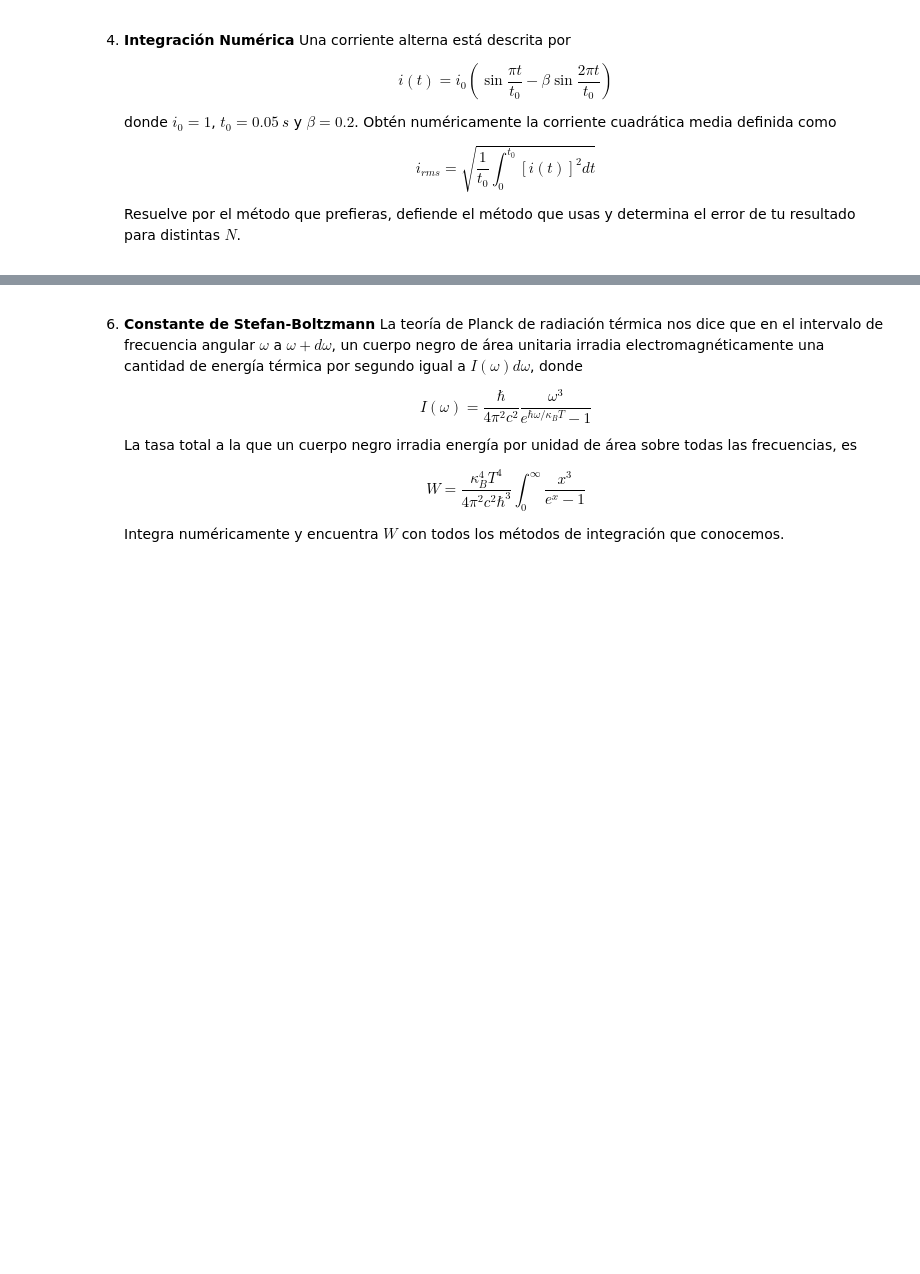
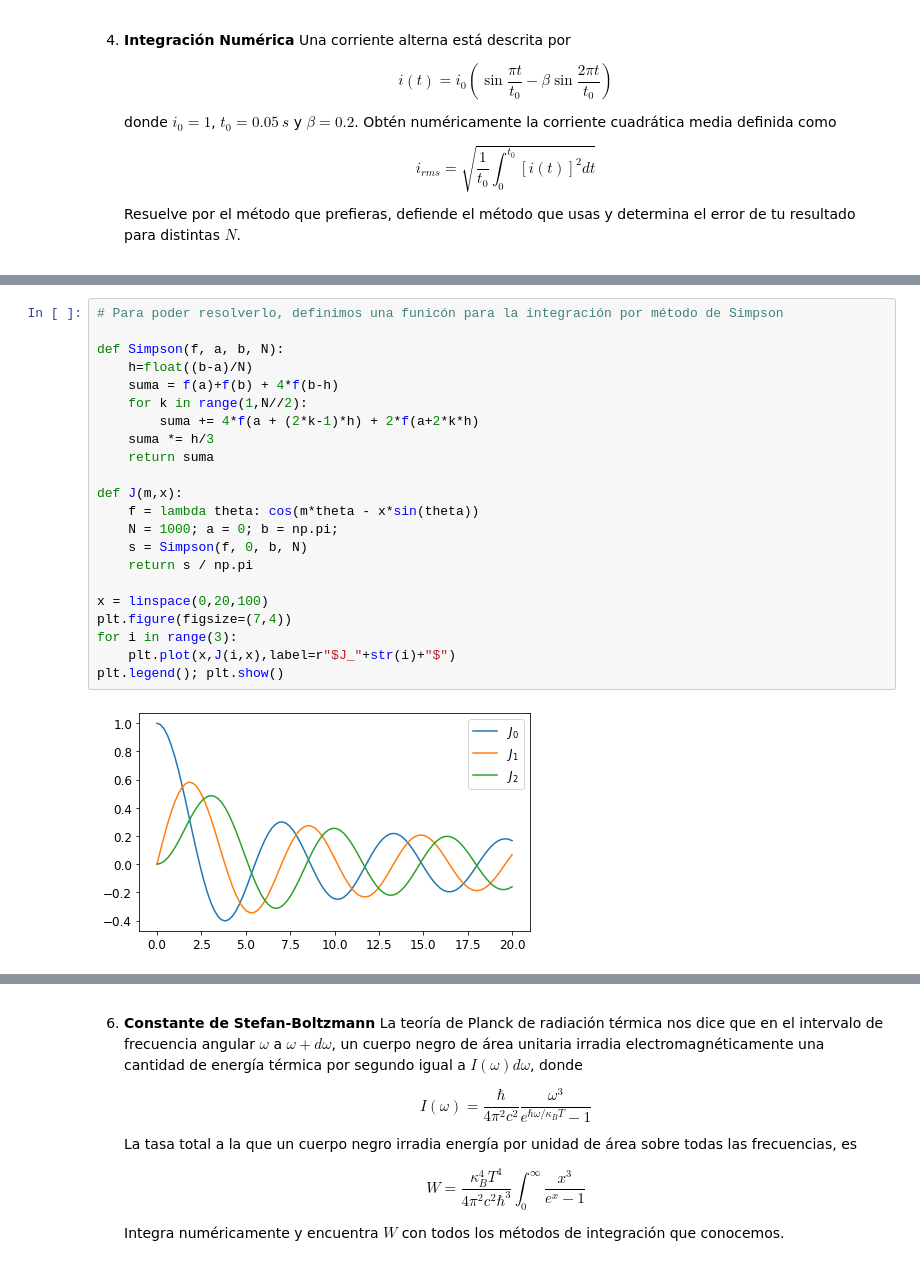
Before and after one commit to joshbrx/Fisica-Computacional, a Jupyter notebook: T2_BrionesAndrade.ipynb, the cells around one changed output, grey strips where cells are left out. Saved outputs shown, nothing was run; the diff lists cells and outputs as text; blank space fills up the shorter version.

```diff
--- a/T2_BrionesAndrade.ipynb
+++ b/T2_BrionesAndrade.ipynb
@@ -354,3 +455,27 @@ f"La cota del error es: {abs(f2(-1)-PnLag2(-1, X, W, Y)):.4e}"
    ![micmic](https://github.com/joshbrx/Fisica-Computacional/blob/master/img/micmic1.jpg?raw=true)
 
    ___Hint:___ El punto central en el patrón de difracción es tan brillante que puede ser difícil ver los anillos alrededor en la pantalla de la computadora. Si te encuentras con este problema, una forma sencilla de solucionarlo es usar la opción `imshow(x,vmax=0.1)`
+# %%
+# Para poder resolverlo, definimos una funicón para la integración por método de Simpson
+
+def Simpson(f, a, b, N):
+    h=float((b-a)/N)
+    suma = f(a)+f(b) + 4*f(b-h)
+    for k in range(1,N//2):
+        suma += 4*f(a + (2*k-1)*h) + 2*f(a+2*k*h)
+    suma *= h/3
+    return suma
+
+def J(m,x):
+    f = lambda theta: cos(m*theta - x*sin(theta))
+    N = 1000; a = 0; b = np.pi;
+    s = Simpson(f, 0, b, N)
+    return s / np.pi
+
+x = linspace(0,20,100)
+plt.figure(figsize=(7,4))
+for i in range(3):
+    plt.plot(x,J(i,x),label=r"$J_"+str(i)+"$")
+plt.legend(); plt.show()
+# %% [output]
+[figure, added]
```
Also changed, not shown: parts of 14 cells of this notebook, 1 other file.
